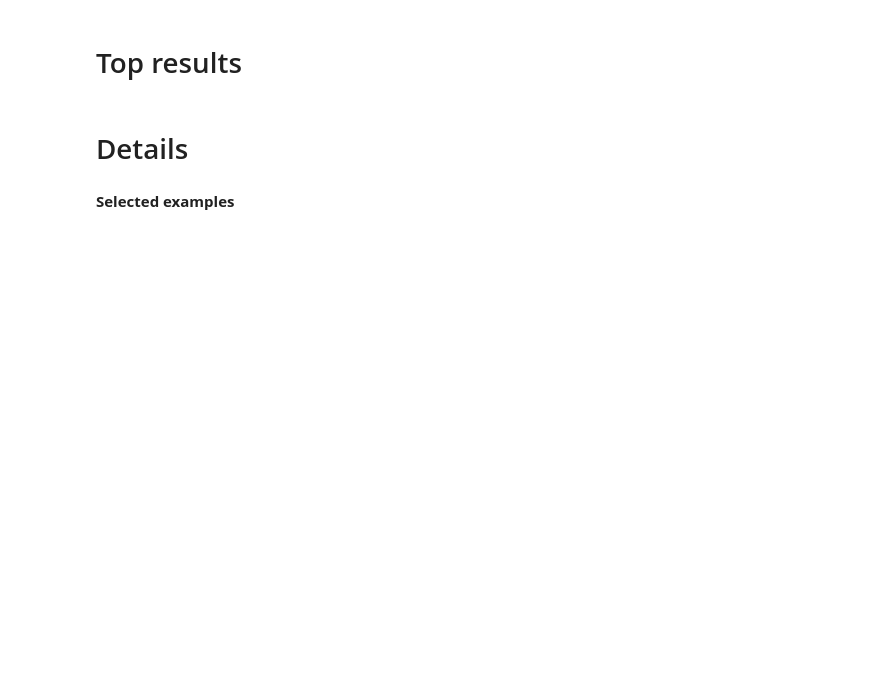
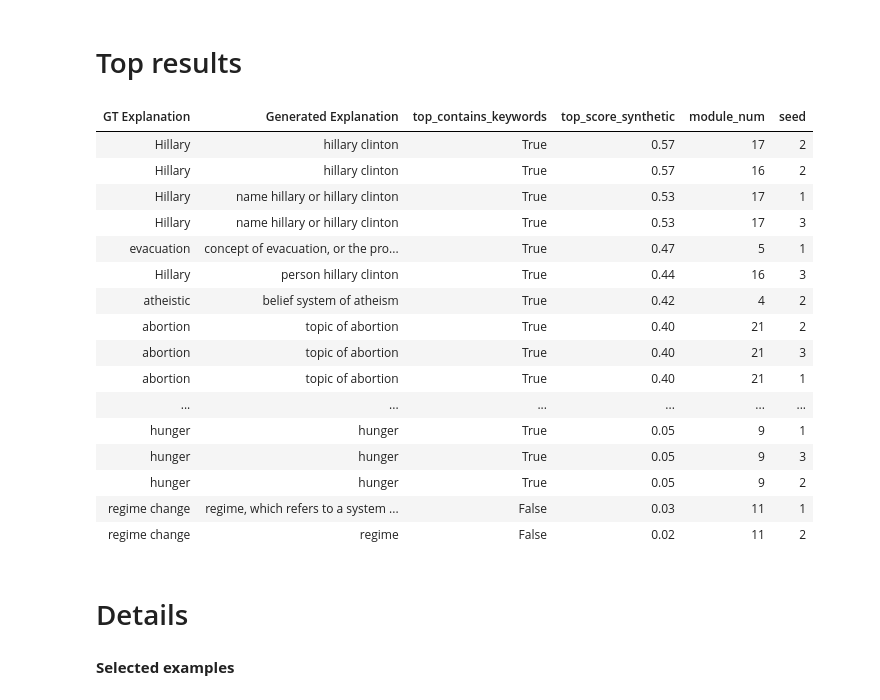
Before and after one commit to microsoft/automated-explanations, a Jupyter notebook: notebooks_sasc/02_synthetic_examples.ipynb, the cells around one changed output. Saved outputs shown, nothing was run; the diff lists cells and outputs as text; code cells hidden in the pictures; blank space fills up the shorter version.

```diff
--- a/notebooks_sasc/02_synthetic_examples.ipynb
+++ b/notebooks_sasc/02_synthetic_examples.ipynb
@@ -31,5 +33,5 @@ results_dir = '/home/chansingh/mntv1/mprompt/feb25'
 # %%
-r = pd.read_pickle('../results/r.pkl')
+r = pd.read_pickle('../results/results_synthetic.pkl')
 # %%
 # simplifying
 default_params = {
@@ -42,28 +44,46 @@ for k, v in default_params.items():
 # %% [markdown]
 # Top results
 # %%
-with pd.option_context('display.max_colwidth', -1, 'display.max_rows', 200):
+with pd.option_context('display.max_colwidth', None, 'display.max_rows', 200):
     d = (
         rd[[
             'task_keyword', 'top_explanation_init_strs',
-            'top_contains_keywords', #        'mean_contains_keywords',
+            'top_contains_keywords',  # 'mean_contains_keywords',
             'top_score_synthetic', 'module_num', 'seed'
         ]]
         .rename(columns={
             'task_keyword': 'GT Explanation',
             'top_explanation_init_strs': 'Generated Explanation',
         })
     )
     d_ = d[d.top_contains_keywords == 0]
     slice_ = pd.IndexSlice[d_.index, d_.columns]
 
     # s = d.style
     display(
         d
         .style.hide()
         .set_properties(**{'background-color': '#132639'}, subset=slice_)
         .format(precision=2)
-   )
+    )
+# %% [output]
+| GT Explanation | Generated Explanation | top_contains_keywords | top_score_synthetic | module_num | seed |
+| Hillary | hillary clinton | True | 0.57 | 17 | 2 |
+| Hillary | hillary clinton | True | 0.57 | 16 | 2 |
+| Hillary | name hillary or hillary clinton | True | 0.53 | 17 | 1 |
+| Hillary | name hillary or hillary clinton | True | 0.53 | 17 | 3 |
+| evacuation | concept of evacuation, or the pro... | True | 0.47 | 5 | 1 |
+| Hillary | person hillary clinton | True | 0.44 | 16 | 3 |
+| atheistic | belief system of atheism | True | 0.42 | 4 | 2 |
+| abortion | topic of abortion | True | 0.40 | 21 | 2 |
+| abortion | topic of abortion | True | 0.40 | 21 | 3 |
+| abortion | topic of abortion | True | 0.40 | 21 | 1 |
+| ... | ... | ... | ... | ... | ... |
+| hunger | hunger | True | 0.05 | 9 | 1 |
+| hunger | hunger | True | 0.05 | 9 | 3 |
+| hunger | hunger | True | 0.05 | 9 | 2 |
+| regime change | regime, which refers to a system ... | False | 0.03 | 11 | 1 |
+| regime change | regime | False | 0.02 | 11 | 2 |
 # %% [markdown]
 # Details
 # %% [markdown]
```
Also changed, not shown: parts of 6 cells of this notebook, 4 other files.
